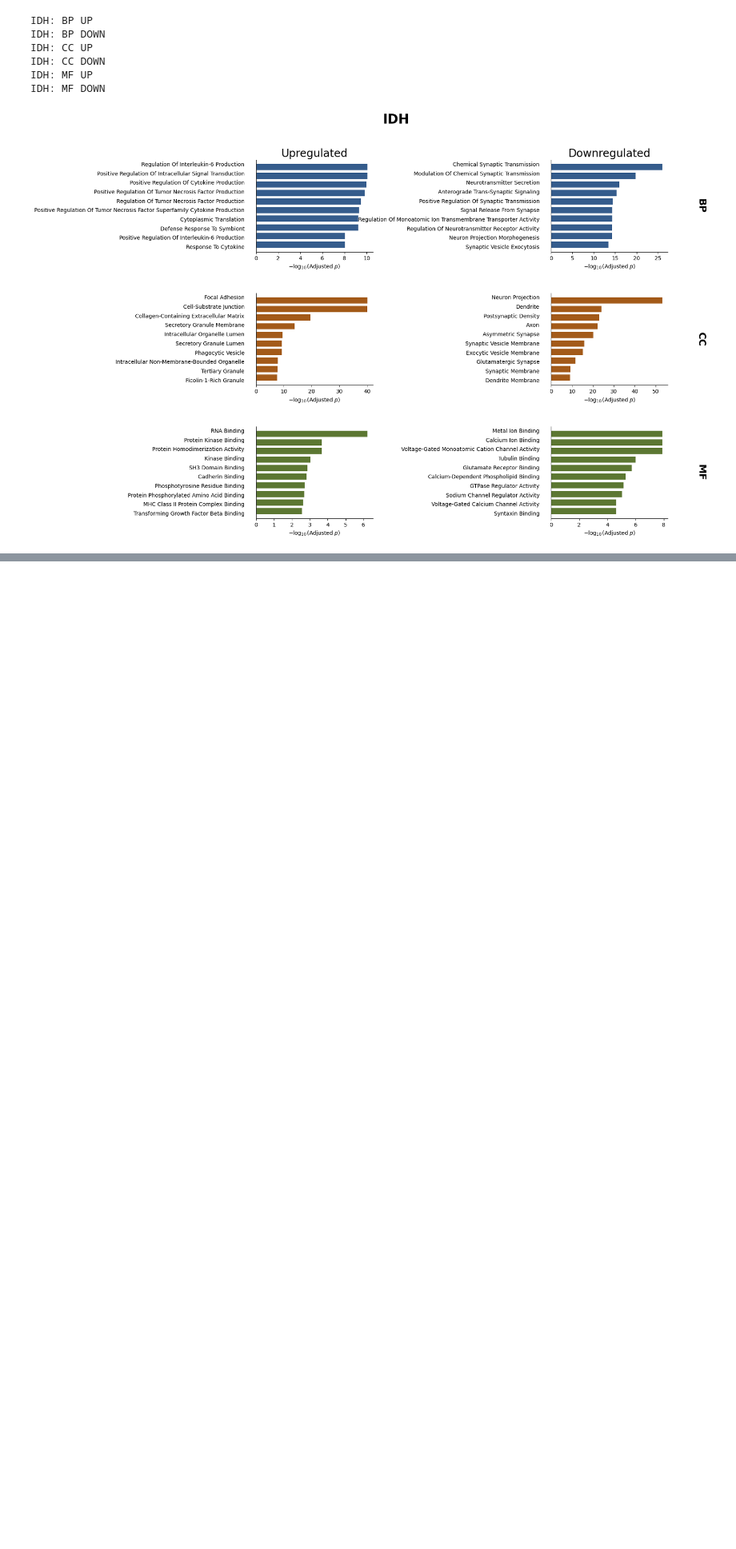
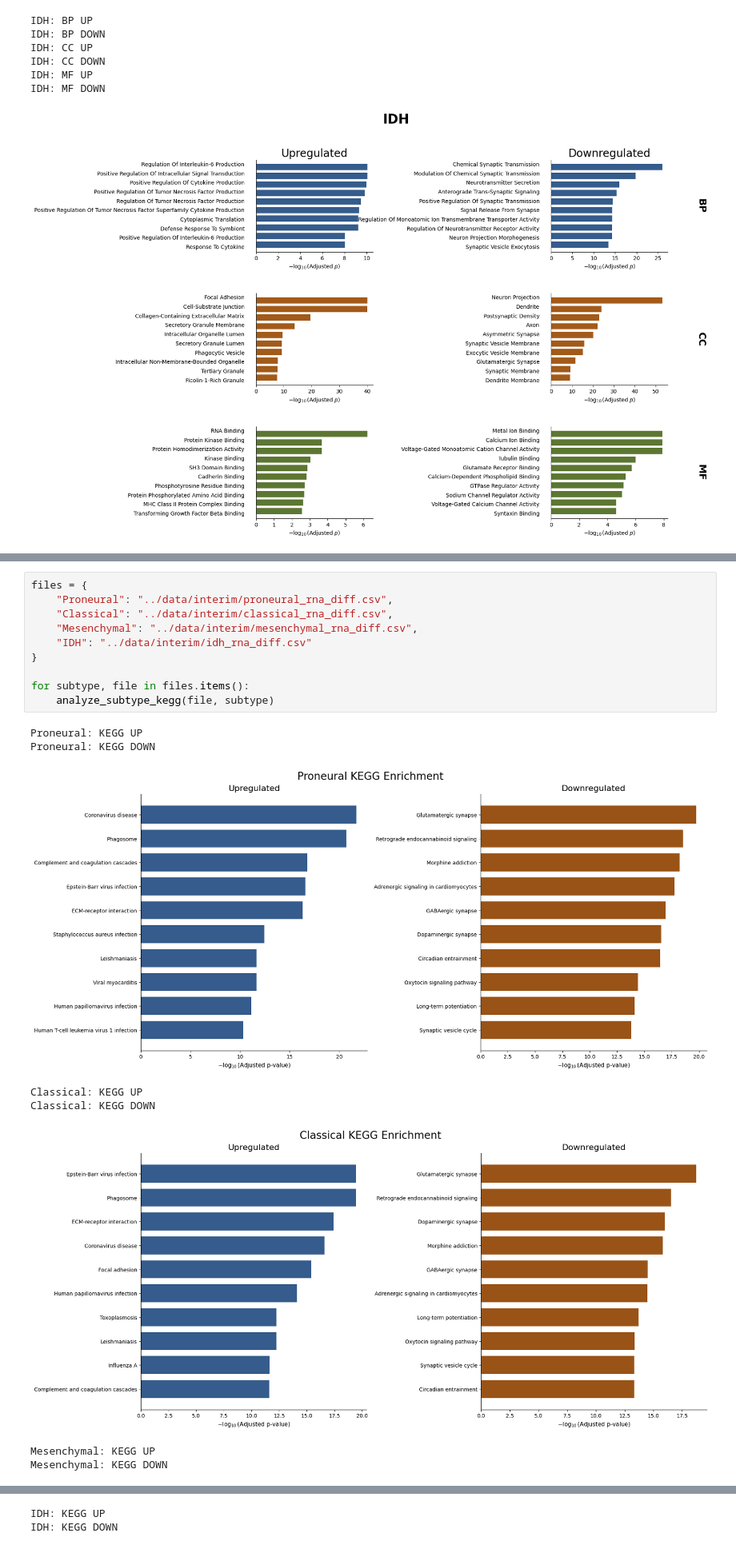
Before and after one commit to namtu06/BIO_RA, a Jupyter notebook: notebooks/06_GOenrichment.ipynb, the cells around one changed output, grey strips where cells are left out. Shown at 80% size. Cells and saved outputs as stored; diff of their text form; blank space fills up the shorter version.

Commit message:
add KEGG enrichment analysis also

```diff
--- a/notebooks/06_GOenrichment.ipynb
+++ b/notebooks/06_GOenrichment.ipynb
@@ -49,0 +186,19 @@ IDH: MF DOWN
+# %%
+files = {
+    "Proneural": "../data/interim/proneural_rna_diff.csv",
+    "Classical": "../data/interim/classical_rna_diff.csv",
+    "Mesenchymal": "../data/interim/mesenchymal_rna_diff.csv",
+    "IDH": "../data/interim/idh_rna_diff.csv"
+}
+
+for subtype, file in files.items():
+    analyze_subtype_kegg(file, subtype)
+# %% [output]
+Proneural: KEGG UP
+Proneural: KEGG DOWN
+[figure, added]
+Classical: KEGG UP
+Classical: KEGG DOWN
+[figure, added]
+Mesenchymal: KEGG UP
+Mesenchymal: KEGG DOWN
@@ -49,0 +206,2 @@ IDH: MF DOWN
+IDH: KEGG UP
+IDH: KEGG DOWN
```
Also changed, not shown: parts of 2 cells of this notebook.
